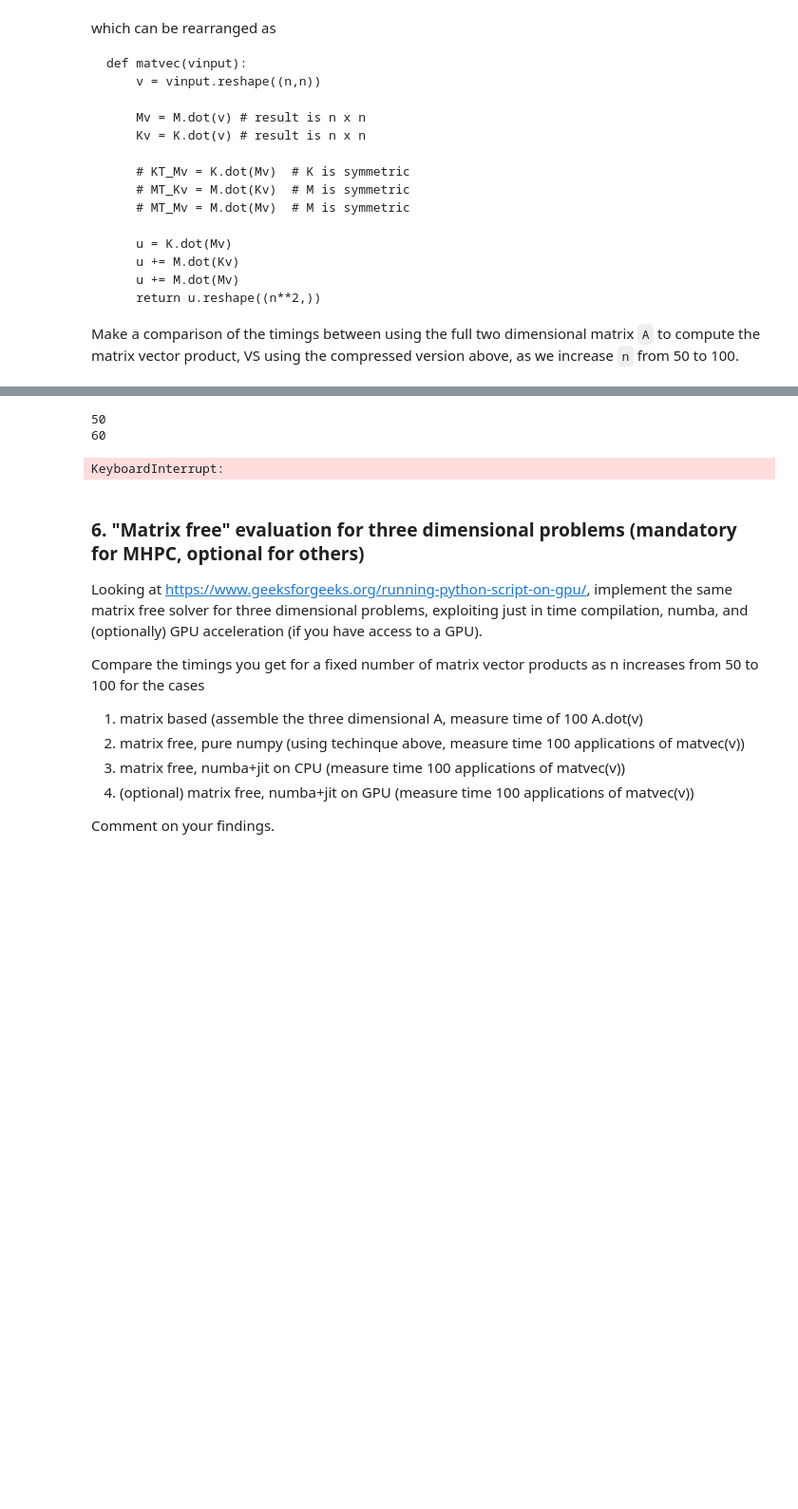
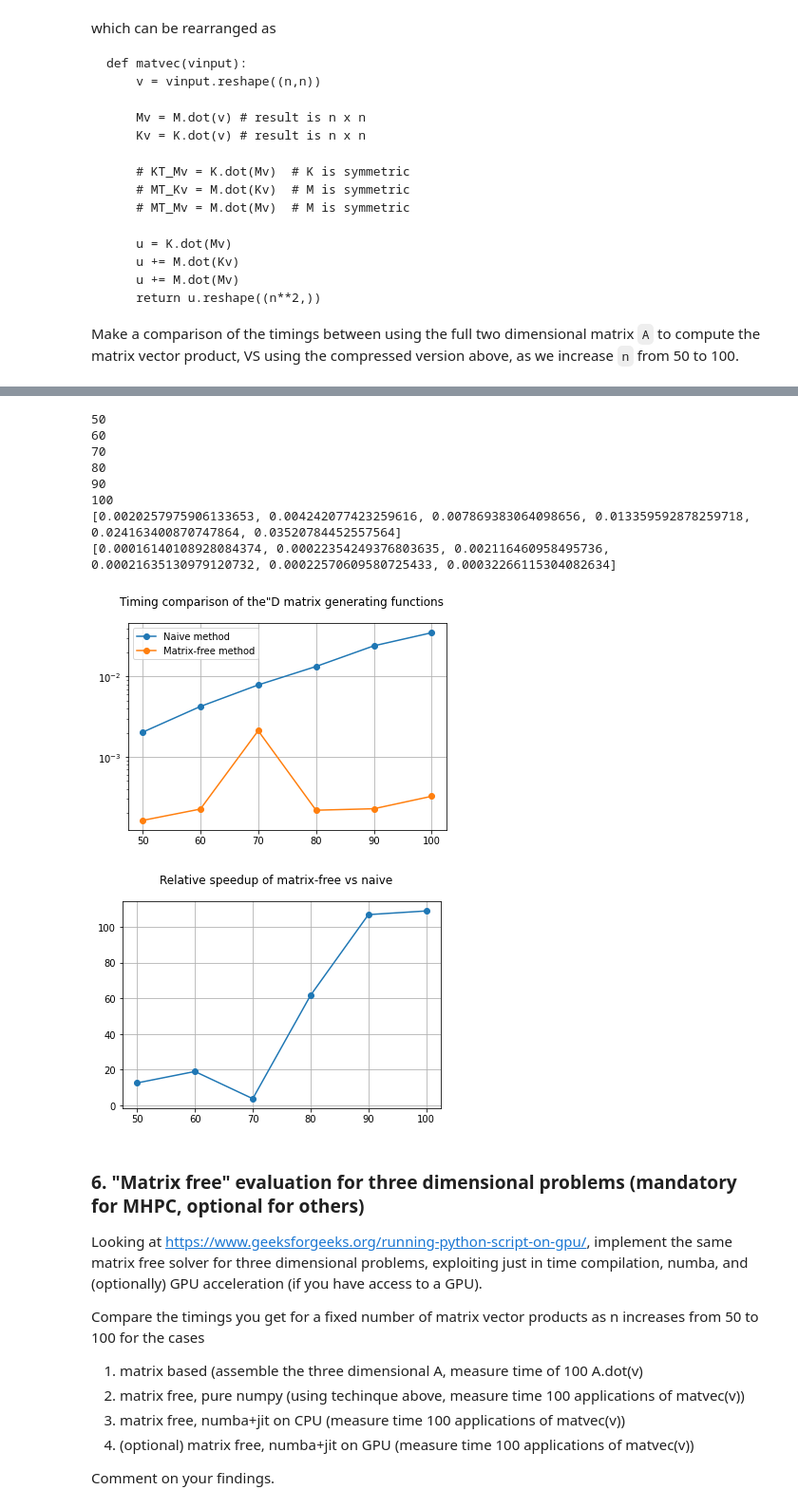
Before and after one commit to giuliodondi/numerical-analysis-2020-2021, a Jupyter notebook: notebooks/myproject_new.ipynb, the cells around one changed output, grey strips where cells are left out. Shown: that part at 95% size. Drawn from its saved outputs; the diff is of its cells as text; code cells hidden in the pictures; blank space fills up the shorter version.

```diff
--- a/notebooks/myproject_new.ipynb
+++ b/notebooks/myproject_new.ipynb
@@ -983,37 +1053,44 @@ def timing_2d_compare() :
 
         speedup.append( time1_acc/time2_acc )
 
 
 
 
     print(time1)
     print(time2)
 
     plt.figure()
     plt.grid()
     plt.suptitle('Timing comparison of the"D matrix generating functions')
-    time1_h, = semilogy(prob_size, time1, 'o-',label='Naive method')
-    time2_h, = semilogy(prob_size, time2, 'o-',label='Matrix-free method')
+    time1_h, = plt.semilogy(prob_size, time1, 'o-',label='Naive method')
+    time2_h, = plt.semilogy(prob_size, time2, 'o-',label='Matrix-free method')
     plt.legend()
     plt.show()
 
 
 
     plt.figure()
     plt.grid()
     plt.suptitle('Relative speedup of matrix-free vs naive')
-    time1_h, = plot(prob_size, speedup, 'o-',label='Naive method')
+    time1_h, = plt.plot(prob_size, speedup, 'o-',label='Naive method')
     #plt.legend()
     plt.show()
 
 
 
 
 timing_2d_compare()
 # %% [output]
 50
 60
+70
+80
+90
+100
+[0.0020257975906133653, 0.004242077423259616, 0.007869383064098656, 0.013359592878259718, 0.024163400870747864, 0.03520784452557564]
+[0.00016140108928084374, 0.00022354249376803635, 0.002116460958495736, 0.00021635130979120732, 0.00022570609580725433, 0.00032266115304082634]
-KeyboardInterrupt:
+[figure, added]
+[figure, added]
 # %% [markdown]
 ### 6. "Matrix free" evaluation for three dimensional problems (mandatory for MHPC, optional for others)
 
```
Also changed, not shown: parts of 9 cells of this notebook.
